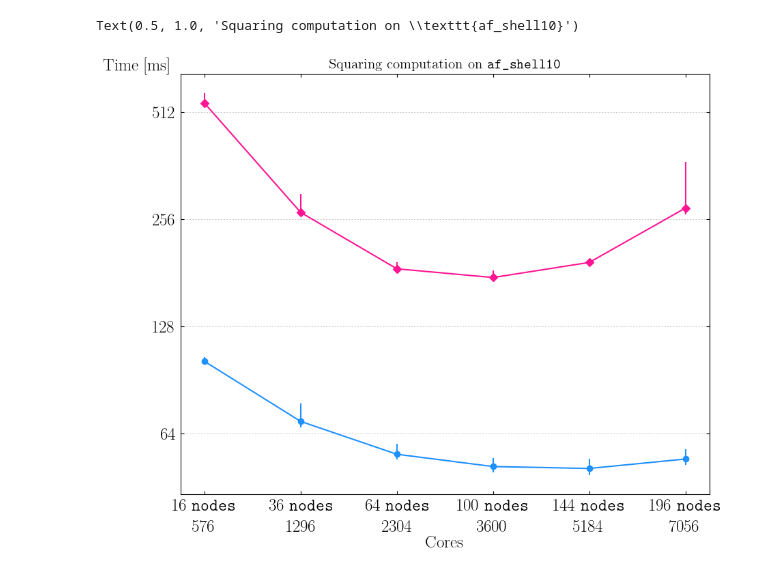
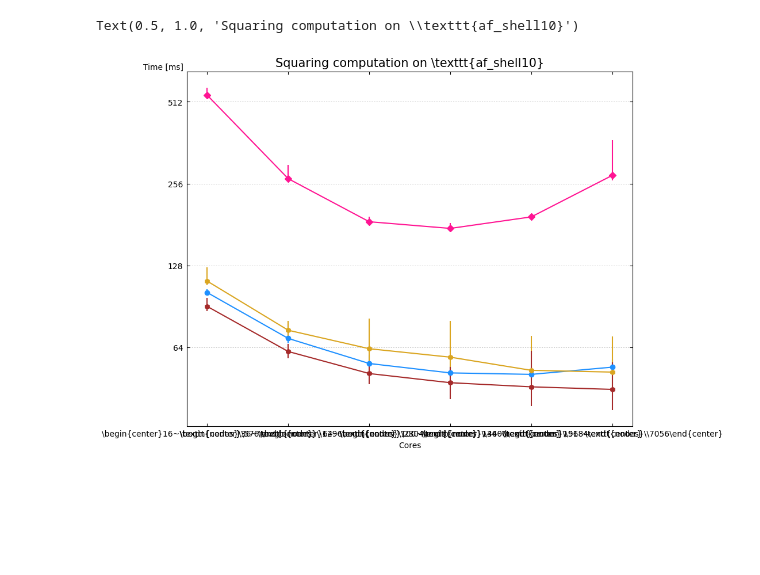
Before and after one commit to sven-weber/spgemm, a Jupyter notebook: plots/comparison_af10.ipynb, the cells around one changed output. Saved outputs shown, nothing was run; the diff lists cells and outputs as text; code cells hidden in the pictures; blank space fills up the shorter version.

Commit message:
updated plotting

```diff
--- a/plots/comparison_af10.ipynb
+++ b/plots/comparison_af10.ipynb
@@ -44,17 +12,18 @@ from matplotlib.ticker import ScalarFormatter
 
 # SCALING_FACTOR = 10**9 # for seconds
 SCALING_FACTOR = 10**6
-plt.rcParams['font.family'] = 'Computer Modern Roman'
-plt.rcParams['text.usetex'] = True
+# plt.rcParams['font.family'] = 'Computer Modern Roman'
+# plt.rcParams['text.usetex'] = True
 
-plt.rcParams['axes.labelsize'] = 18
-plt.rcParams['xtick.labelsize'] = 18
-plt.rcParams['ytick.labelsize'] = 18
+# plt.rcParams['axes.labelsize'] = 18
+# plt.rcParams['xtick.labelsize'] = 18
+# plt.rcParams['ytick.labelsize'] = 18
 STYLES = {
     # color, marker, offst, name
     "comb": ('deeppink', 'D', (-80, -40), "\\textsc{CombBLAS}", None),
     "drop_at_once_parallel": ('dodgerblue', 'o', (-50, -20), "\\textsc{DropAtOnceNS}", None),
     "drop_parallel": ('goldenrod', 'h', (-60, -20), "\\textsc{NHWC}", None),
+    "drop_parallel_ns": ('brown', 'h', (-60, -20), "\\textsc{NHWC}", None),
     # "todo3": ('brown', '^', (-210, -135), "\\textsc{Tensor Macro}", 26),
     # "todo4": ('darkcyan', 'H', (-75, -15), "\\textsc{Merged}", None),
     # "todo5": ('darkolivegreen', 's', (-120, -118), "\\textsc{Merged+Blocked}", None),
@@ -71,7 +40,7 @@ keysm[100] = 3
 keysm[144] = 4
 keysm[196] = 5
 
-for algo, pretty_name in (('comb', 'ComBLAS'), ('drop_at_once_parallel', 'DropAtOnceParallel')):
+for algo, pretty_name in (('comb', 'ComBLAS'), ('drop_at_once_parallel', 'DropAtOnceParallel'), ('drop_parallel', 'DropParallel'), ('drop_parallel_ns', 'DropParallel NS')):
     timings = ft[algo]
     func_data = timings[timings["func"] == 'gemm']
 
@@ -90,32 +59,32 @@ for algo, pretty_name in (('comb', 'ComBLAS'), ('drop_at_once_parallel', 'DropAt
     # Calculate the error bars
     eb = [
         (timings['avg'] - timings['min']),
         (timings['max'] - timings['avg'])
     ]
 
     color, marker, offst, name, rotation = STYLES[algo]
 
     keys = timings["key"]
     values = timings["avg"]
     ax.annotate(name, (keys.iloc[-1], values.iloc[-1]), color=color, xytext=offst, textcoords='offset points', fontsize='x-large', rotation=rotation or 0)
-    ax.errorbar([keysm[key] for key in timings["key"]], values, yerr=eb, fmt='-o', label=algo, marker=marker, color=color)
+    ax.errorbar([keysm[key] for key in timings["key"]], values, yerr=eb, label=algo, marker=marker, color=color)
 
     ax.set_xlabel("Cores")
     ax.set_ylabel('Time [ms]',
             rotation='horizontal',
             loc='top',
             labelpad=-20)
     ax.set_xticks(range(len(keys)), labels=[f"\\begin{{center}}{mpi}~\\texttt{{nodes}}\\\\{mpi * 36}\\end{{center}}"for mpi in keys])
 
 ax.tick_params(axis='both', direction='in', which='major', pad=5)
 ax.grid(which='major', axis='y', linewidth=.5, dashes=(3,3))
 ax.yaxis.set_ticks_position('both')
 ax.xaxis.set_ticks_position('both')
 plt.yscale('log', base=2)
 from matplotlib.ticker import FuncFormatter
 ax.yaxis.set_major_formatter(FuncFormatter(lambda y, _: f'{y:.0f}'))
 
 ax.set_title("Squaring computation on \\texttt{" + matrix + "}", fontsize=15)
 # %% [output]
 Text(0.5, 1.0, 'Squaring computation on \\texttt{af_shell10}')
-[figure, old version]
+[figure, new version]
```
Also changed, not shown: parts of 2 cells of this notebook, 5 other files.
